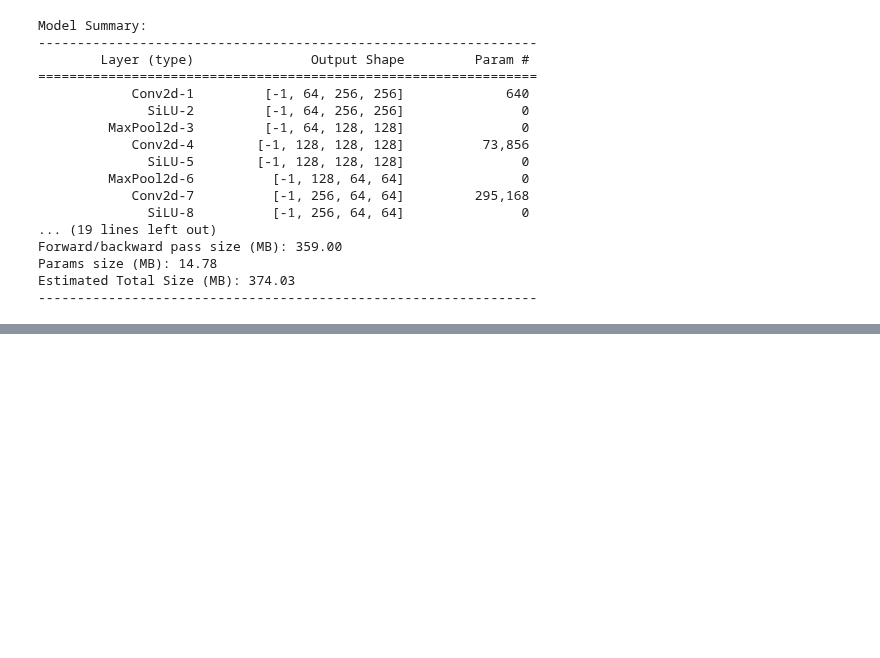
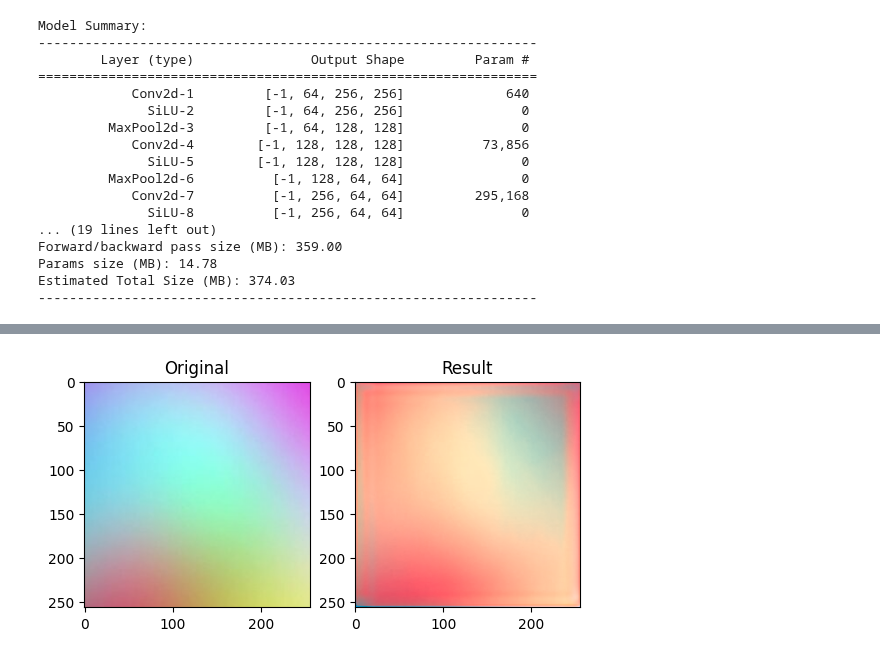
Before and after one commit to nkminion/Prism, a Jupyter notebook: Model.ipynb, the cells around one changed output, grey strips where cells are left out. Drawn from its saved outputs; the diff is of its cells as text; code cells hidden in the pictures; blank space fills up the shorter version.

```diff
--- a/Model.ipynb
+++ b/Model.ipynb
@@ -103,0 +156,19 @@ Estimated Total Size (MB): 374.03
+# %%
+model.eval()
+with torch.no_grad():
+	TestImg = cv2.imread('Test.png')
+	TestLab = cv2.cvtColor(TestImg,cv2.COLOR_BGR2LAB)
+	TestInp = torch.from_numpy(TestLab[:,:,0:1]).float().permute(2,0,1).unsqueeze(0).to(device)
+	TestOut = model(TestInp)
+	TestResRaw = torch.concat((TestInp,TestOut),dim=1).squeeze(0).permute(1,2,0).cpu().detach().numpy()
+	TestResNorm = np.clip(TestResRaw,0,255).astype(np.uint8)
+
+	plt.subplot(1,2,1)
+	plt.title('Original')
+	plt.imshow(cv2.cvtColor(TestImg,cv2.COLOR_BGR2RGB))
+
+	plt.subplot(1,2,2)
+	plt.title('Result')
+	plt.imshow(cv2.cvtColor(TestResNorm,cv2.COLOR_LAB2RGB))
+# %% [output]
+[figure, added]
```
Also changed, not shown: parts of 5 cells of this notebook, 1 other file.
